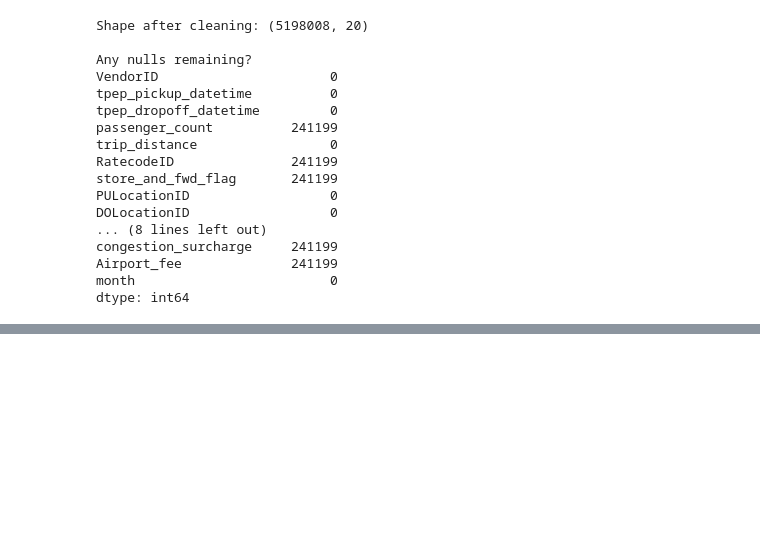
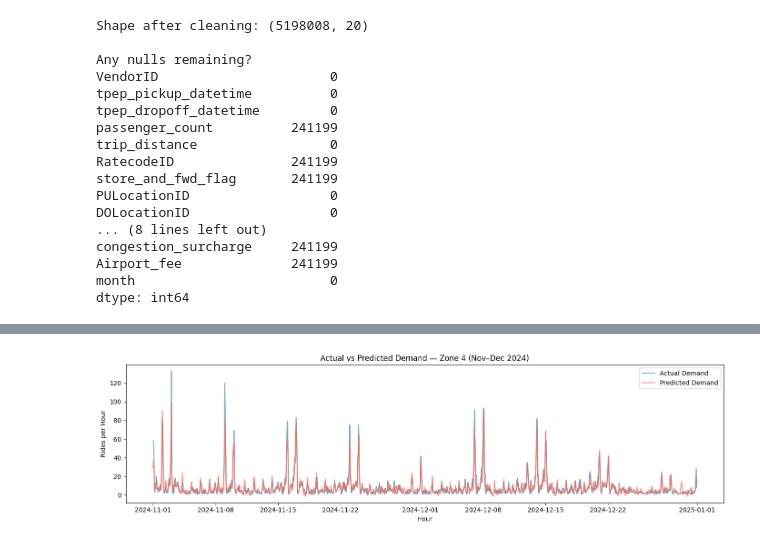
Before and after one commit to emma123456789102/Machine-Learning-Taxi-, a Jupyter notebook: models/ride_demand/00_explore.ipynb, the cells around one changed output, grey strips where cells are left out. Drawn from its saved outputs; the diff is of its cells as text; code cells hidden in the pictures; blank space fills up the shorter version.

```diff
--- a/models/ride_demand/00_explore.ipynb
+++ b/models/ride_demand/00_explore.ipynb
@@ -94,0 +427,14 @@ dtype: int64
+# %%
+# Generate predictions on the held-out test set
+predictions = model.predict(X_test)
+
+# Calculate evaluation metrics
+mae  = mean_absolute_error(y_test, predictions)
+rmse = root_mean_squared_error(y_test, predictions)
+
+print("=== XGBoost Demand Model — Evaluation Results ===")
+print(f"MAE  (Mean Absolute Error):  {mae:.2f} rides per hour per zone")
+print(f"RMSE (Root Mean Sq. Error):  {rmse:.2f} rides per hour per zone")
+print()
+print(f"Interpretation: On average, our demand predictions are")
+print(f"off by approximately {mae:.1f} rides per hour per zone.")
@@ -94,0 +506,18 @@ dtype: int64
+# %%
+# Select a single zone for visualisation (keeps the chart readable)
+sample_zone = manhattan_ids[0]
+mask = X_test["PULocationID"] == sample_zone
+
+plt.figure(figsize=(14, 4))
+plt.plot(test[mask]["pickup_hour"], y_test[mask].values,
+         label="Actual Demand",    alpha=0.7, color="steelblue")
+plt.plot(test[mask]["pickup_hour"], predictions[mask],
+         label="Predicted Demand", alpha=0.7, color="tomato")
+plt.title(f"Actual vs Predicted Demand — Zone {sample_zone} (Nov–Dec 2024)")
+plt.xlabel("Hour")
+plt.ylabel("Rides per Hour")
+plt.legend()
+plt.tight_layout()
+plt.show()
+# %% [output]
+[figure, added]
```
Also changed, not shown: parts of 36 cells of this notebook, 1 other file.
